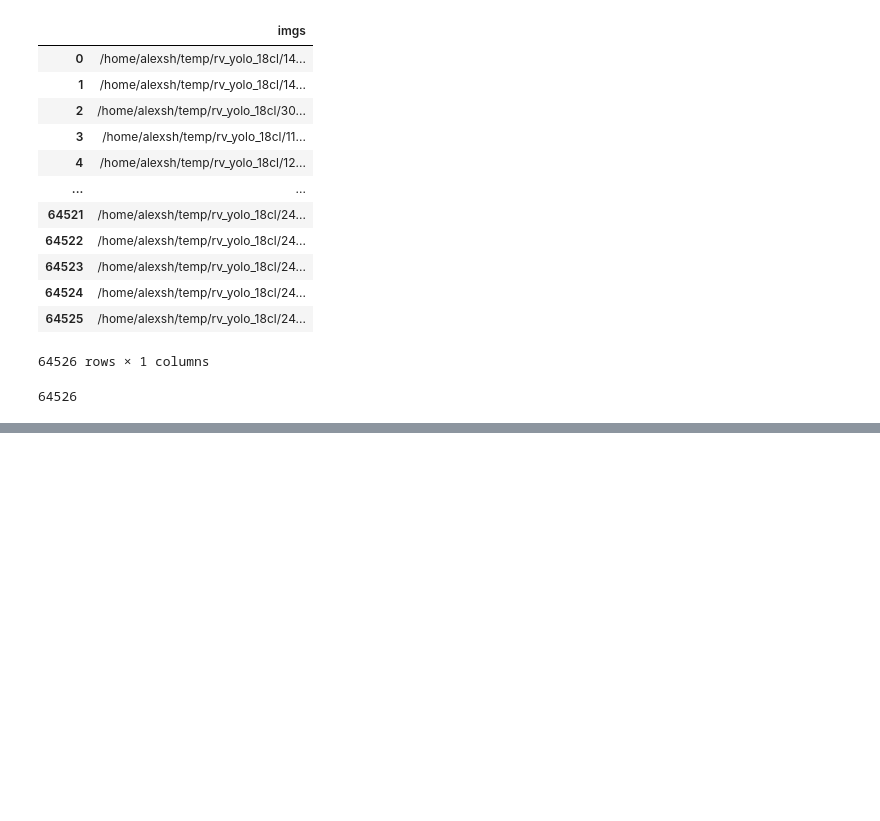
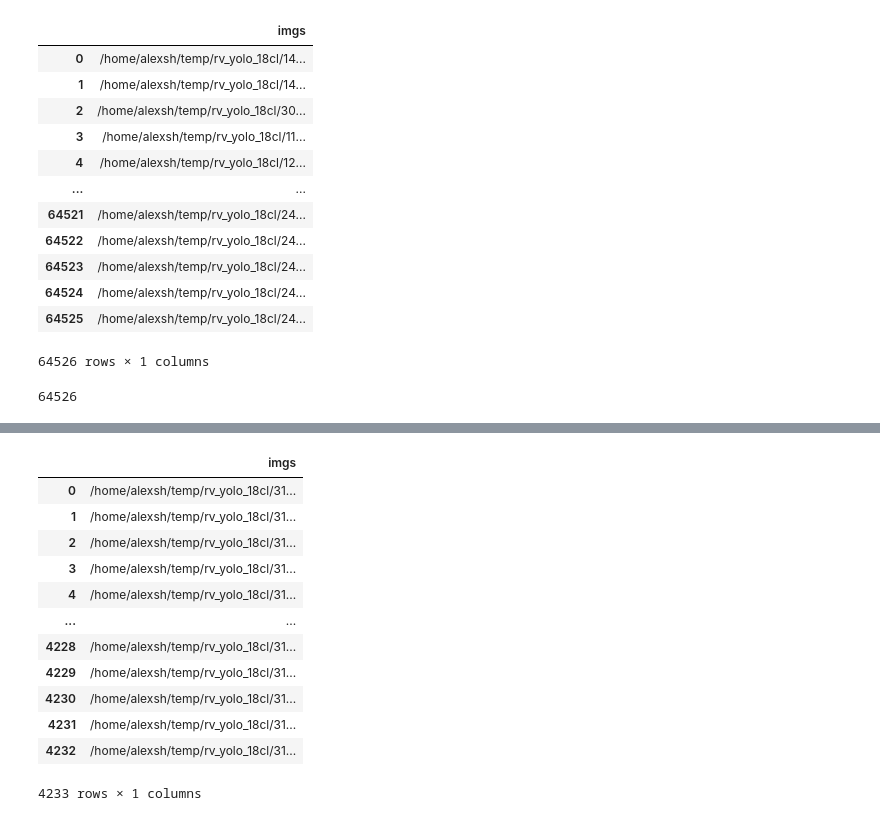
Before and after one commit to sh1n0b1n0m0n0/darknet_train_helper, a Jupyter notebook: add_to_trainset_new_data.ipynb, the cells around one changed output, grey strips where cells are left out. Drawn from its saved outputs; the diff is of its cells as text; code cells hidden in the pictures; blank space fills up the shorter version.

```diff
--- a/add_to_trainset_new_data.ipynb
+++ b/add_to_trainset_new_data.ipynb
@@ -48,3 +63,12 @@ df_old_nfb_front
+# %%
+full_set = new_df["imgs"].tolist()
+# %%
+train_txt_dir = Path(train_txt).parent / "new_valid.txt"
+
+with open(str(train_txt_dir), "w") as f:
+    for img in full_set:
+        f.write(str(img))
+        f.write("\n")
 # %%
 for index, row in df_old_nfb_front.iterrows():
     img_path = Path(row["imgs"])
@@ -121,0 +148,9 @@ with open(str(train_txt_dir), "w") as f:
+# %%
+proj_names = ['315', '316', '317', '318',]
+
+proj_path = '/home/alexsh/temp/rv_yolo_18cl'
+data = []
+for proj in range(len(proj_names)):
+    for img in (Path(proj_path) / proj_names[proj]).glob("*.jpg"):
+        # print(img)
+        data.append(str(img))
@@ -121,0 +177,18 @@ with open(str(train_txt_dir), "w") as f:
+# %%
+df = pd.DataFrame(data, columns=["imgs"])
+# %%
+df
+# %% [output]
+|  | imgs |
+| 0 | /home/alexsh/temp/rv_yolo_18cl/31... |
+| 1 | /home/alexsh/temp/rv_yolo_18cl/31... |
+| 2 | /home/alexsh/temp/rv_yolo_18cl/31... |
+| 3 | /home/alexsh/temp/rv_yolo_18cl/31... |
+| 4 | /home/alexsh/temp/rv_yolo_18cl/31... |
+| ... | ... |
+| 4228 | /home/alexsh/temp/rv_yolo_18cl/31... |
+| 4229 | /home/alexsh/temp/rv_yolo_18cl/31... |
+| 4230 | /home/alexsh/temp/rv_yolo_18cl/31... |
+| 4231 | /home/alexsh/temp/rv_yolo_18cl/31... |
+| 4232 | /home/alexsh/temp/rv_yolo_18cl/31... |
+4233 rows × 1 columns
```
Also changed, not shown: parts of 16 cells of this notebook.
